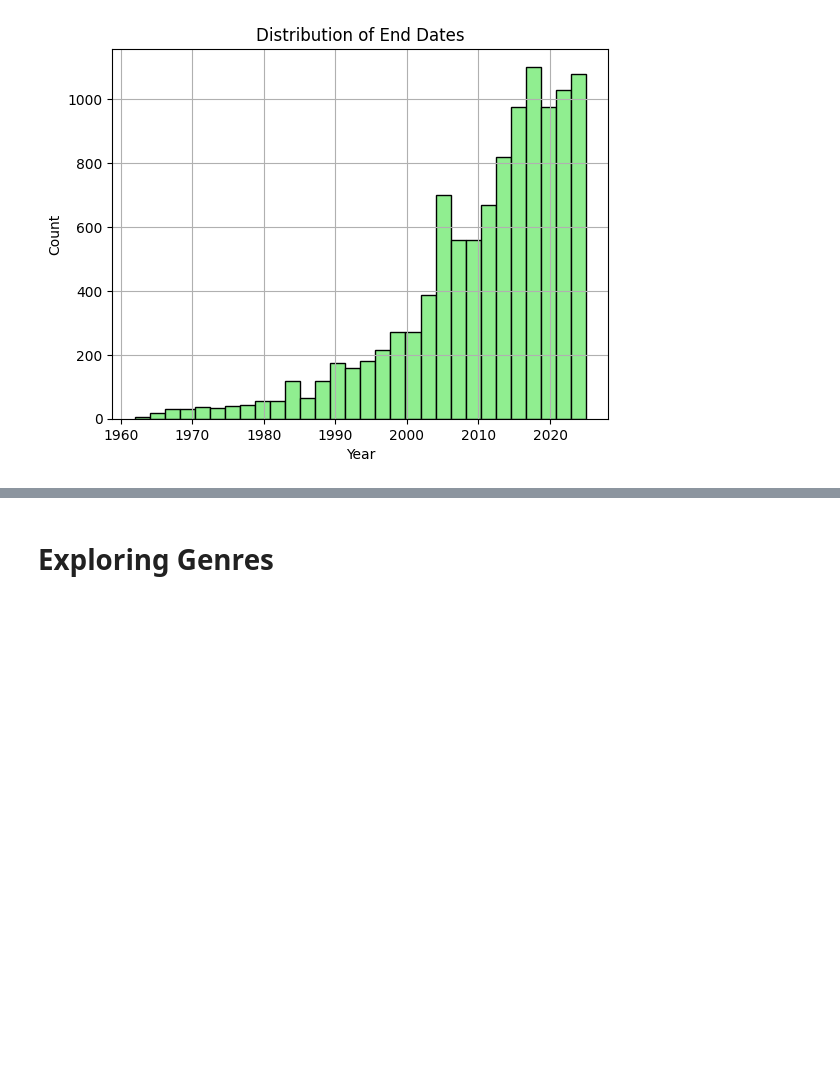
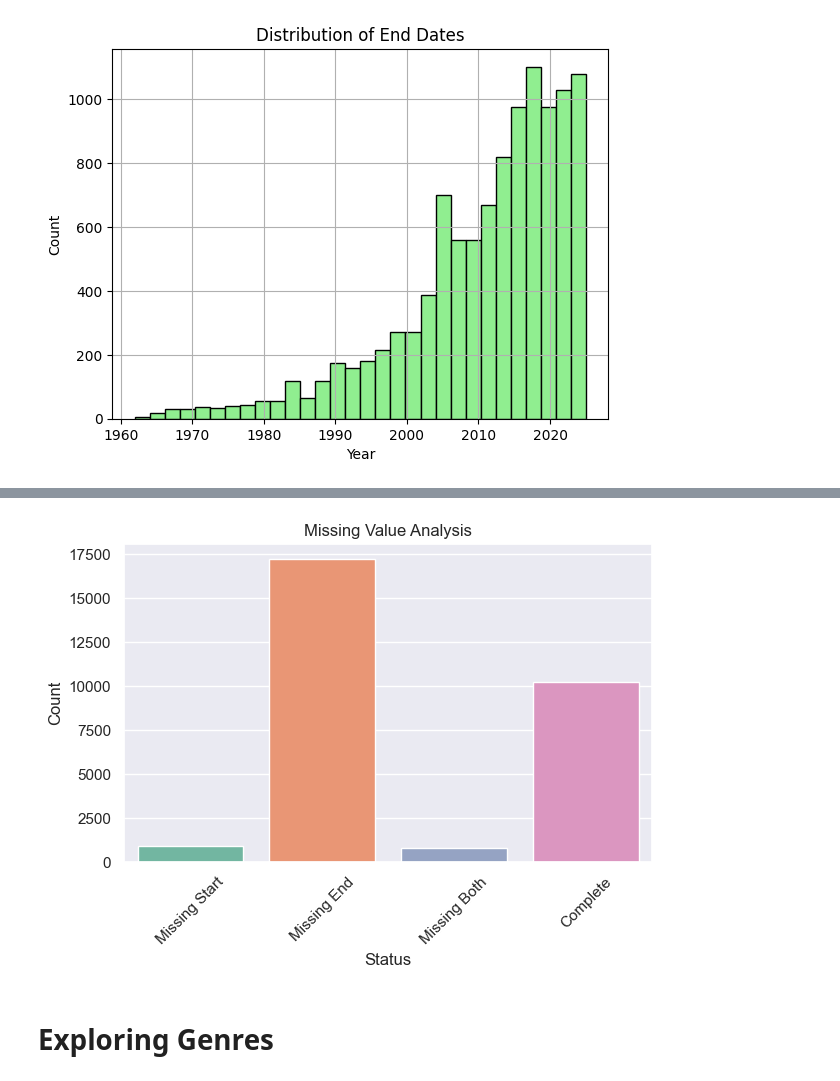
Before and after one commit to ImCodingCat/capstone_project, a Jupyter notebook: explore/explore.ipynb, the cells around one changed output, grey strips where cells are left out. Saved outputs shown, nothing was run; the diff lists cells and outputs as text; code cells hidden in the pictures; blank space fills up the shorter version.

Commit message:
Missing Value analysis

```diff
--- a/explore/explore.ipynb
+++ b/explore/explore.ipynb
@@ -108,3 +114,22 @@ Text(0, 0.5, 'Days')
+# %%
+missing_data = pd.DataFrame({
+    'Status': ['Missing Start', 'Missing End', 'Missing Both', 'Complete'],
+    'Count': [
+        anime_df['start_date'].isna().sum(),
+        anime_df['end_date'].isna().sum(),
+        anime_df['start_date'].isna().sum() & anime_df['end_date'].isna().sum(),
+        anime_df['start_date'].notna().sum() & anime_df['end_date'].notna().sum()
+    ]
+})
+
+sns.barplot(data=missing_data, x='Status', y='Count', palette='Set2')
+plt.xticks(rotation=45)
+plt.title('Missing Value Analysis')
+
+plt.tight_layout()
+plt.show()
+# %% [output]
+[figure, added]
 # %% [markdown]
 # Exploring Genres
 # %%
```
Also changed, not shown: parts of 3 cells of this notebook.
